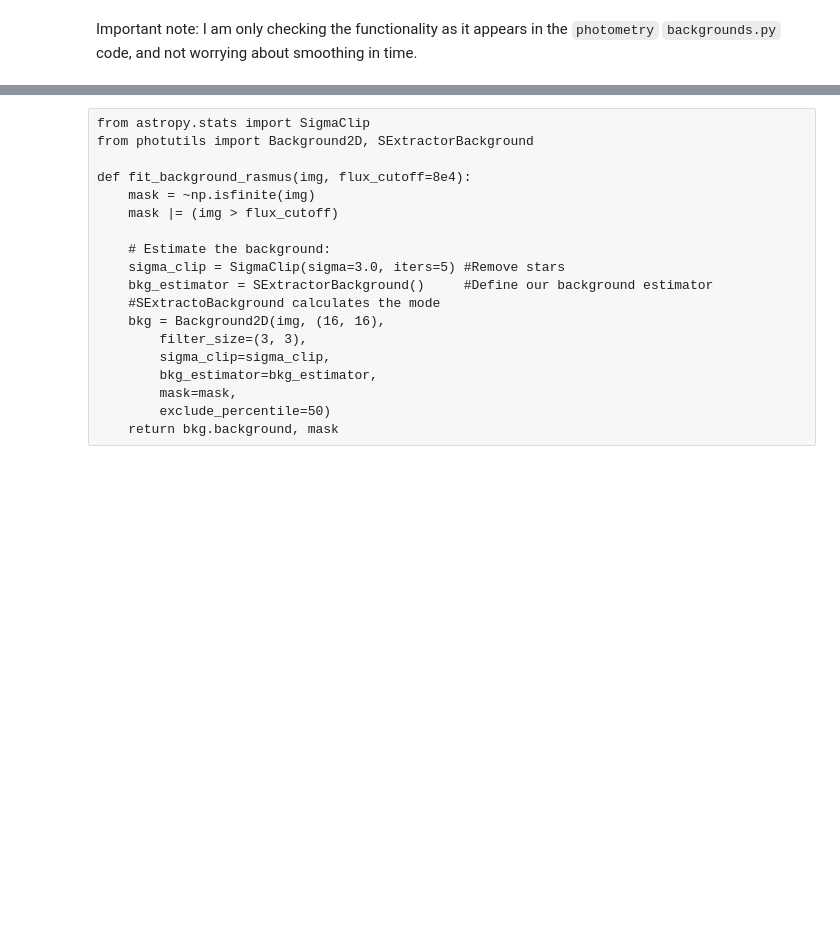
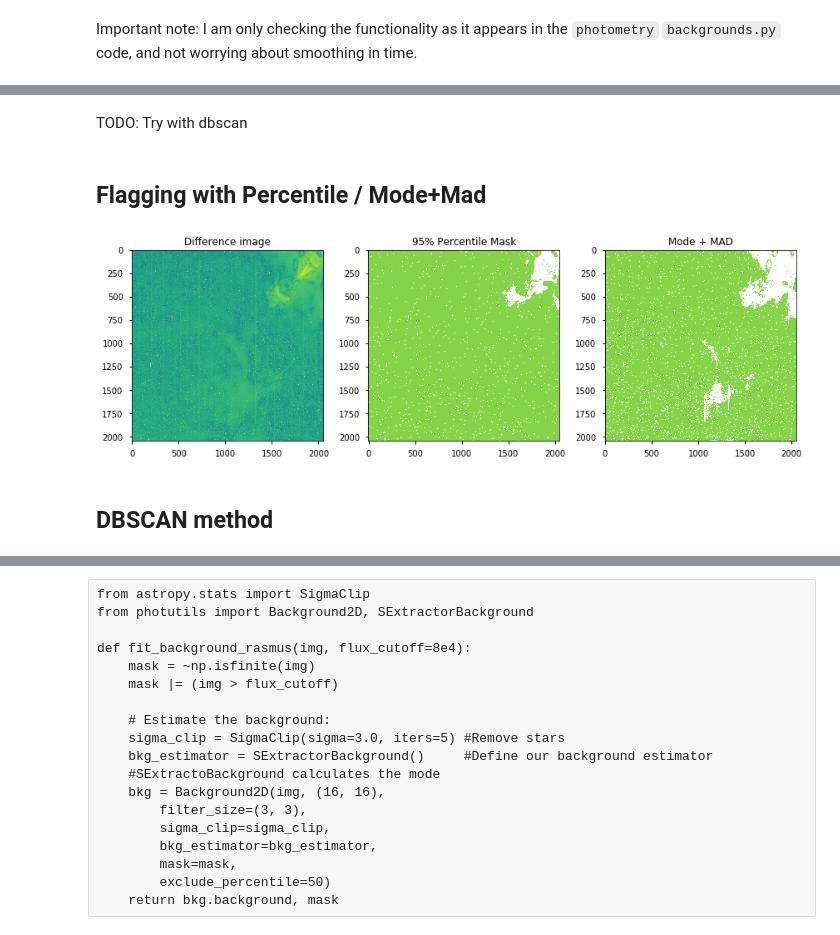
Before and after one commit to ojhall94/photometry, a Jupyter notebook: test-backgrounds.ipynb, the cells around one changed output, grey strips where cells are left out. Saved outputs shown, nothing was run; the diff lists cells and outputs as text; code cells hidden in the pictures; blank space fills up the shorter version.

Commit message:
Added DBSCAN to background flagging

```diff
--- a/test-backgrounds.ipynb
+++ b/test-backgrounds.ipynb
@@ -24,6 +30,6 @@ import h5py
 f = h5py.File(ddir, 'r', libver='latest')
 # %%
-indices = np.array(list(f['backgrounds']))[:200:10]
+indices = np.array(list(f['backgrounds']))[::50]
 # %% [markdown]
 Important note:
 I am only checking the functionality as it appears in the `photometry` `backgrounds.py` code, and not worrying about smoothing in time.
@@ -29,0 +103,44 @@ I am only checking the functionality as it appears in the `photometry` `backgrou
+# %% [markdown]
+TODO: Try with dbscan
+# %% [markdown]
+## Flagging with Percentile / Mode+Mad
+# %%
+from scipy import stats
+from statsmodels import robust
+
+def nanmask(diffim):
+    per = diffim < np.nanpercentile(diffim, [90])
+    nan = np.isfinite(diffim[per])
+
+    kde = stats.gaussian_kde(diffim[per][nan], bw_method='scott')
+    alpha = np.linspace(np.nanmin(diffim[per]), np.nanmax(diffim[per]), 100)
+    mode = alpha[np.argmax(kde(alpha))]
+    mad = robust.scale.mad(diffim[per][nan].flatten())
+    return (diffim>(mode+5*mad))
+
+def nanmaskperc(diffim):
+    return (diffim > np.nanpercentile(diffim,[95]))
+
+sumimage = np.array(f['sumimage']+np.abs(globmin))
+diffim = np.abs(10**get_corr('0000') - sumimage)
+
+fig, ax = plt.subplots(1,3,figsize=(12,6))
+im = ax[0].imshow(np.log10(diffim))
+ax[0].set_title('Difference image')
+# fig.colorbar(im, ax=ax[0])
+
+im = get_corr('0000')
+im[nanmaskperc(diffim)] = np.nan
+ax[1].imshow(im, vmin=np.log10(np.nanmin(diffim)), vmax=np.log10(np.nanmax(diffim)))
+ax[1].set_title('95% Percentile Mask')
+
+im = get_corr('0000')
+im[nanmask(diffim)] = np.nan
+ax[2].imshow(im, vmin=np.log10(np.nanmin(diffim)), vmax=np.log10(np.nanmax(diffim)))
+ax[2].set_title('Mode + MAD')
+fig.tight_layout()
+plt.show()
+# %% [output]
+[figure, added]
+# %% [markdown]
+## DBSCAN method
```
Also changed, not shown: parts of 32 cells of this notebook, 2 other files.
